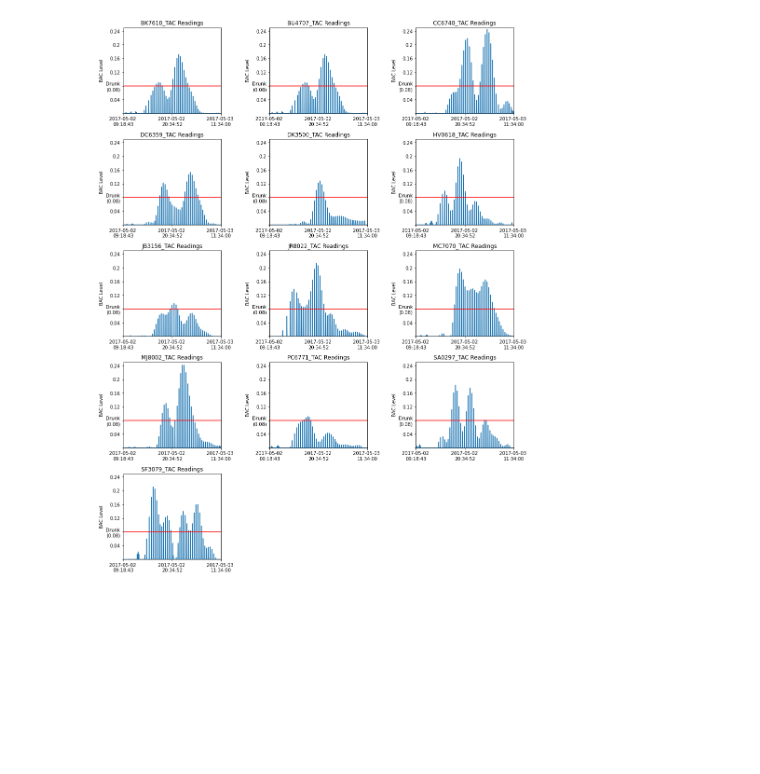
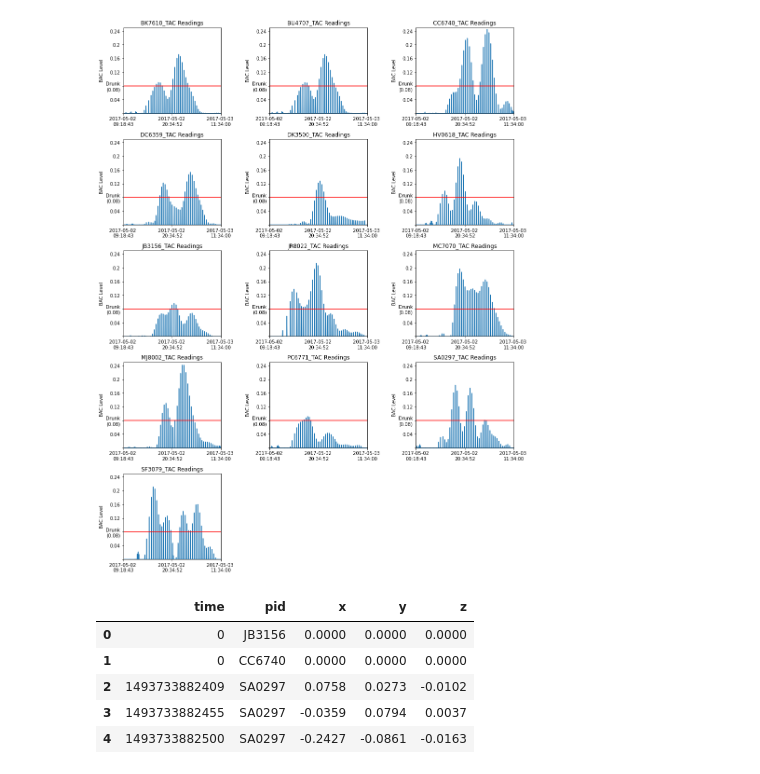
Before and after one commit to kshashank03/data-science-projects, a Jupyter notebook: Classification_Models/detecting_heavy_drinking_using_motion_data.ipynb, the cells around one changed output. Cells and saved outputs as stored; diff of their text form; code cells hidden in the pictures; blank space fills up the shorter version.

```diff
--- a/Classification_Models/detecting_heavy_drinking_using_motion_data.ipynb
+++ b/Classification_Models/detecting_heavy_drinking_using_motion_data.ipynb
@@ -65,3 +73,14 @@ for i in TAC_data_pivot.columns:
   x+=1
 # %% [output]
 [figure]
+# %%
+accelerometer_data = pd.read_csv('/content/drive/My Drive/Data Science/Detecting Heavy Drinking Episodes/data/all_accelerometer_data_pids_13.csv')
+accelerometer_data['time'] = accelerometer_data['time'].apply(lambda x: datetime.datetime.fromtimestamp(float(x/1000)).strftime('%Y-%m-%d %H:%M:%S.%f')[:-3])
+accelerometer_data.head()
+# %% [output]
+|  | time | pid | x | y | z |
+| 0 | 0 | JB3156 | 0.0000 | 0.0000 | 0.0000 |
+| 1 | 0 | CC6740 | 0.0000 | 0.0000 | 0.0000 |
+| 2 | 1493733882409 | SA0297 | 0.0758 | 0.0273 | -0.0102 |
+| 3 | 1493733882455 | SA0297 | -0.0359 | 0.0794 | 0.0037 |
+| 4 | 1493733882500 | SA0297 | -0.2427 | -0.0861 | -0.0163 |
```
Also changed, not shown: parts of 4 cells of this notebook.
